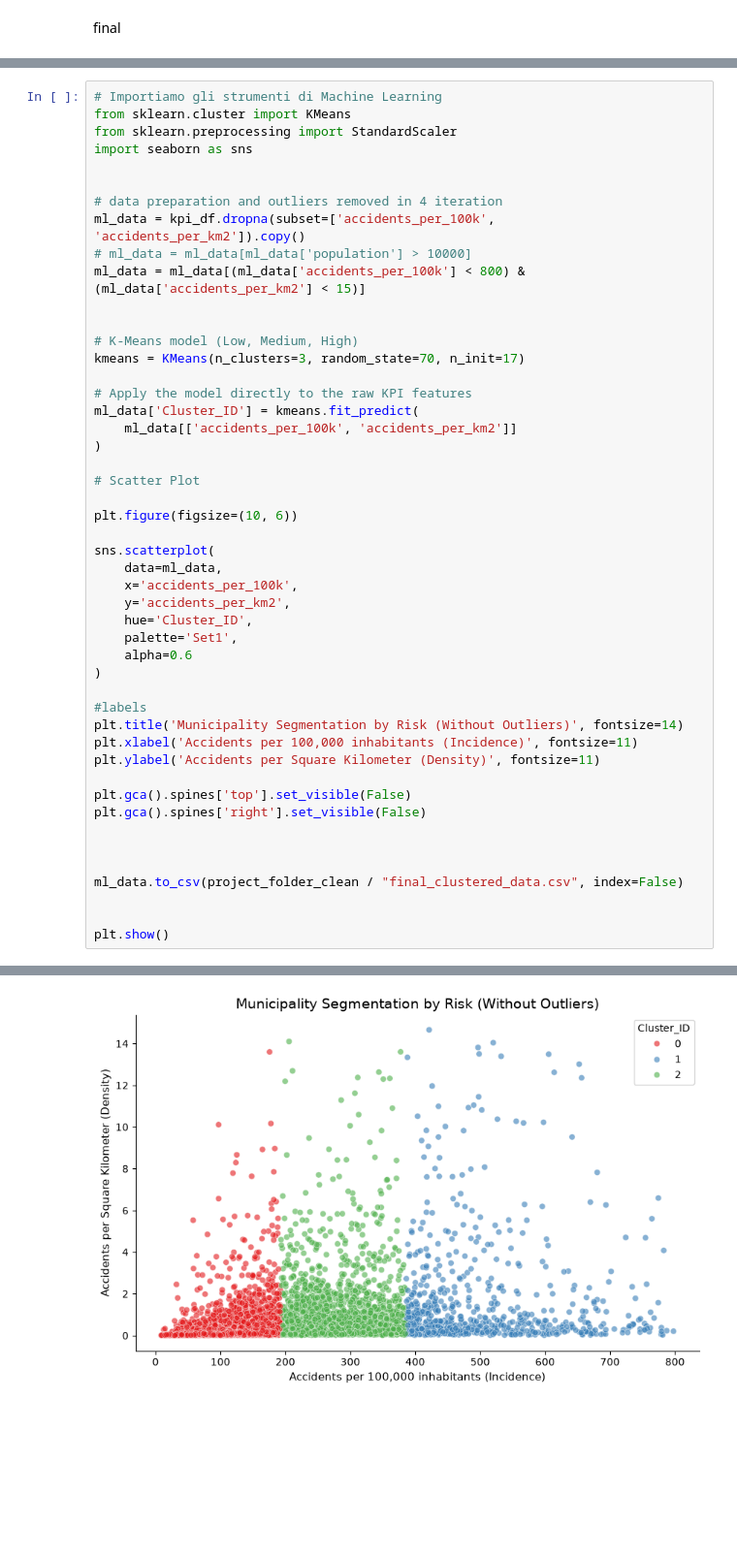
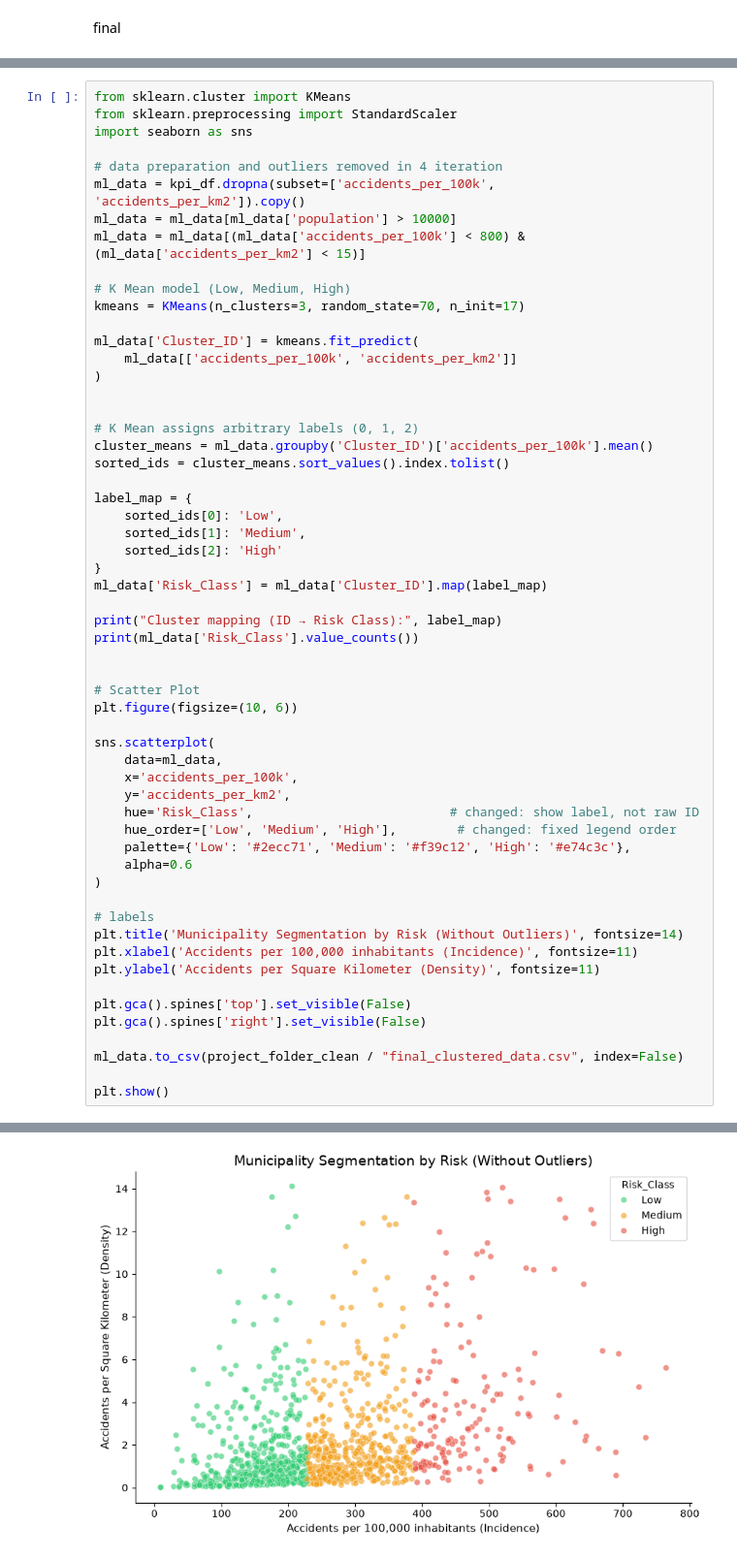
Before and after one commit to francesco-mauro/capston_project_final, a Jupyter notebook: main.ipynb, the cells around one changed output, grey strips where cells are left out. Shown at 97% size. Drawn from its saved outputs; the diff is of its cells as text; blank space fills up the shorter version.

```diff
--- a/main.ipynb
+++ b/main.ipynb
@@ -283,40 +284,52 @@ Dataset KPI iniziale	6.339 comuni
 Dopo tasso < 800 per 100.000	comuni rimossi	1
 Dopo densità < 15 incidenti/km²	 comuni rimossi	18
 # %%
-# Importiamo gli strumenti di Machine Learning
 from sklearn.cluster import KMeans
 from sklearn.preprocessing import StandardScaler
 import seaborn as sns
 
-
 # data preparation and outliers removed in 4 iteration
 ml_data = kpi_df.dropna(subset=['accidents_per_100k', 'accidents_per_km2']).copy()
-# ml_data = ml_data[ml_data['population'] > 10000]
+ml_data = ml_data[ml_data['population'] > 10000]
 ml_data = ml_data[(ml_data['accidents_per_100k'] < 800) & (ml_data['accidents_per_km2'] < 15)]
 
-
-# K-Means model (Low, Medium, High)
+# K Mean model (Low, Medium, High)
 kmeans = KMeans(n_clusters=3, random_state=70, n_init=17)
 
-# Apply the model directly to the raw KPI features
 ml_data['Cluster_ID'] = kmeans.fit_predict(
     ml_data[['accidents_per_100k', 'accidents_per_km2']]
 )
 
+
+# K Mean assigns arbitrary labels (0, 1, 2)
+cluster_means = ml_data.groupby('Cluster_ID')['accidents_per_100k'].mean()
+sorted_ids = cluster_means.sort_values().index.tolist()
+
+label_map = {
+    sorted_ids[0]: 'Low',
+    sorted_ids[1]: 'Medium',
+    sorted_ids[2]: 'High'
+}
+ml_data['Risk_Class'] = ml_data['Cluster_ID'].map(label_map)
+
+print("Cluster mapping (ID → Risk Class):", label_map)
+print(ml_data['Risk_Class'].value_counts())
+
+
 # Scatter Plot
-
 plt.figure(figsize=(10, 6))
 
 sns.scatterplot(
     data=ml_data,
     x='accidents_per_100k',
     y='accidents_per_km2',
-    hue='Cluster_ID',
-    palette='Set1',
+    hue='Risk_Class',                          # changed: show label, not raw ID
+    hue_order=['Low', 'Medium', 'High'],        # changed: fixed legend order
+    palette={'Low': '#2ecc71', 'Medium': '#f39c12', 'High': '#e74c3c'},
     alpha=0.6
 )
 
-#labels
+# labels
 plt.title('Municipality Segmentation by Risk (Without Outliers)', fontsize=14)
 plt.xlabel('Accidents per 100,000 inhabitants (Incidence)', fontsize=11)
 plt.ylabel('Accidents per Square Kilometer (Density)', fontsize=11)
@@ -324,10 +337,7 @@ plt.ylabel('Accidents per Square Kilometer (Density)', fontsize=11)
 plt.gca().spines['top'].set_visible(False)
 plt.gca().spines['right'].set_visible(False)
 
-
-
 ml_data.to_csv(project_folder_clean / "final_clustered_data.csv", index=False)
 
-
 plt.show()
 # %% [output]
@@ -334 +350 @@ plt.show()
-[figure, old version]
+[figure, new version]
```
Also changed, not shown: parts of 3 cells of this notebook, 2 other files.
